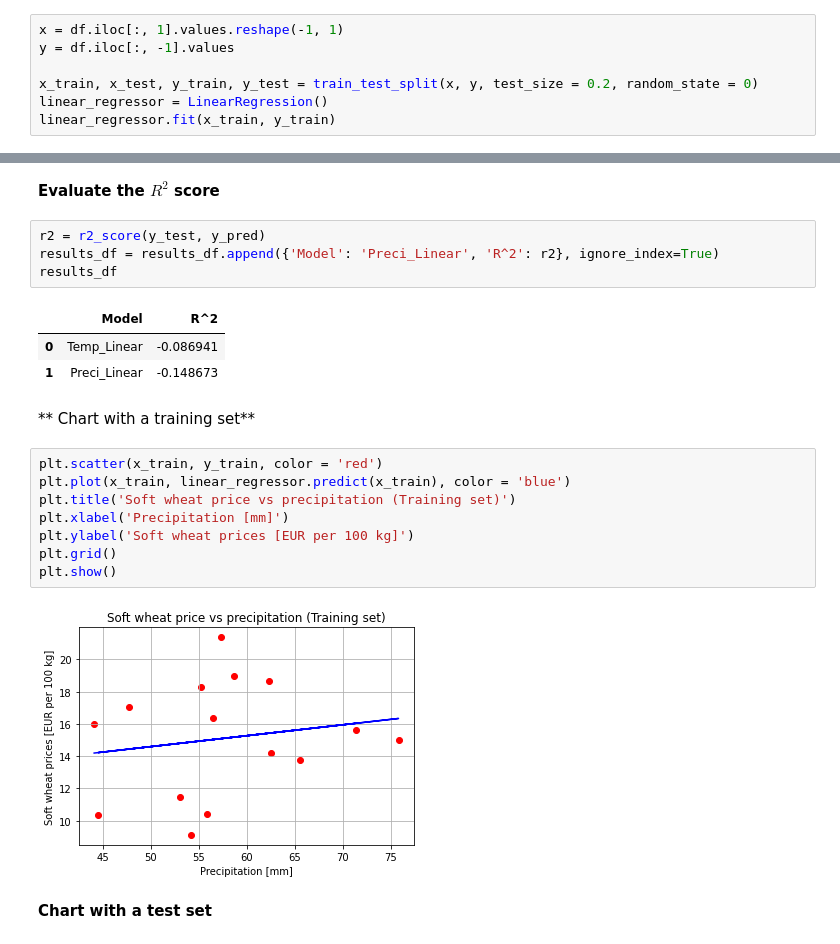
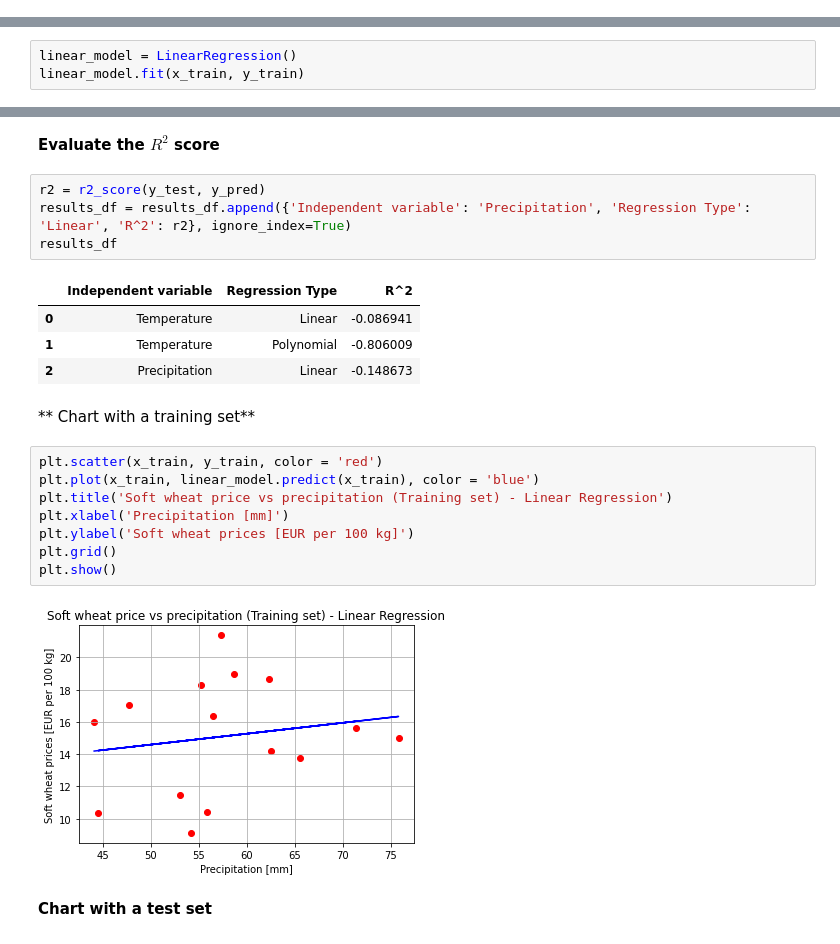
Before and after one commit to wkrzywiec/polish-crops, a Jupyter notebook: polish-crops.ipynb, the cells around one changed output, grey strips where cells are left out. Cells and saved outputs as stored; diff of their text form.

```diff
--- a/polish-crops.ipynb
+++ b/polish-crops.ipynb
@@ -435,10 +504,3 @@ plt.show()
 #### Step 4.2.1 Linear regression
 
 ** Training the model**
-# %%
-x = df.iloc[:, 1].values.reshape(-1, 1)
-y = df.iloc[:, -1].values
-
-x_train, x_test, y_train, y_test = train_test_split(x, y, test_size = 0.2, random_state = 0)
-linear_regressor = LinearRegression()
-linear_regressor.fit(x_train, y_train)
@@ -446,0 +507,3 @@ LinearRegression(copy_X=True, fit_intercept=True, n_jobs=None, normalize=False)
+# %%
+linear_model = LinearRegression()
+linear_model.fit(x_train, y_train)
@@ -460,24 +525,25 @@ print(np.concatenate((y_pred.reshape(len(y_pred),1), y_test.reshape(len(y_test),
 **Evaluate the $R^2$ score**
 # %%
 r2 = r2_score(y_test, y_pred)
-results_df = results_df.append({'Model': 'Preci_Linear', 'R^2': r2}, ignore_index=True)
+results_df = results_df.append({'Independent variable': 'Precipitation', 'Regression Type': 'Linear', 'R^2': r2}, ignore_index=True)
 results_df
 # %% [output]
-|  | Model | R^2 |
-| 0 | Temp_Linear | -0.086941 |
-| 1 | Preci_Linear | -0.148673 |
+|  | Independent variable | Regression Type | R^2 |
+| 0 | Temperature | Linear | -0.086941 |
+| 1 | Temperature | Polynomial | -0.806009 |
+| 2 | Precipitation | Linear | -0.148673 |
 # %% [markdown]
 ** Chart with a training set**
 # %%
 plt.scatter(x_train, y_train, color = 'red')
-plt.plot(x_train, linear_regressor.predict(x_train), color = 'blue')
-plt.title('Soft wheat price vs precipitation (Training set)')
+plt.plot(x_train, linear_model.predict(x_train), color = 'blue')
+plt.title('Soft wheat price vs precipitation (Training set) - Linear Regression')
 plt.xlabel('Precipitation [mm]')
 plt.ylabel('Soft wheat prices [EUR per 100 kg]')
 plt.grid()
 plt.show()
 # %% [output]
-[figure, old version]
+[figure, new version]
 # %% [markdown]
 **Chart with a test set**
 # %%
```
Also changed, not shown: parts of 26 cells of this notebook, 1 other file.
